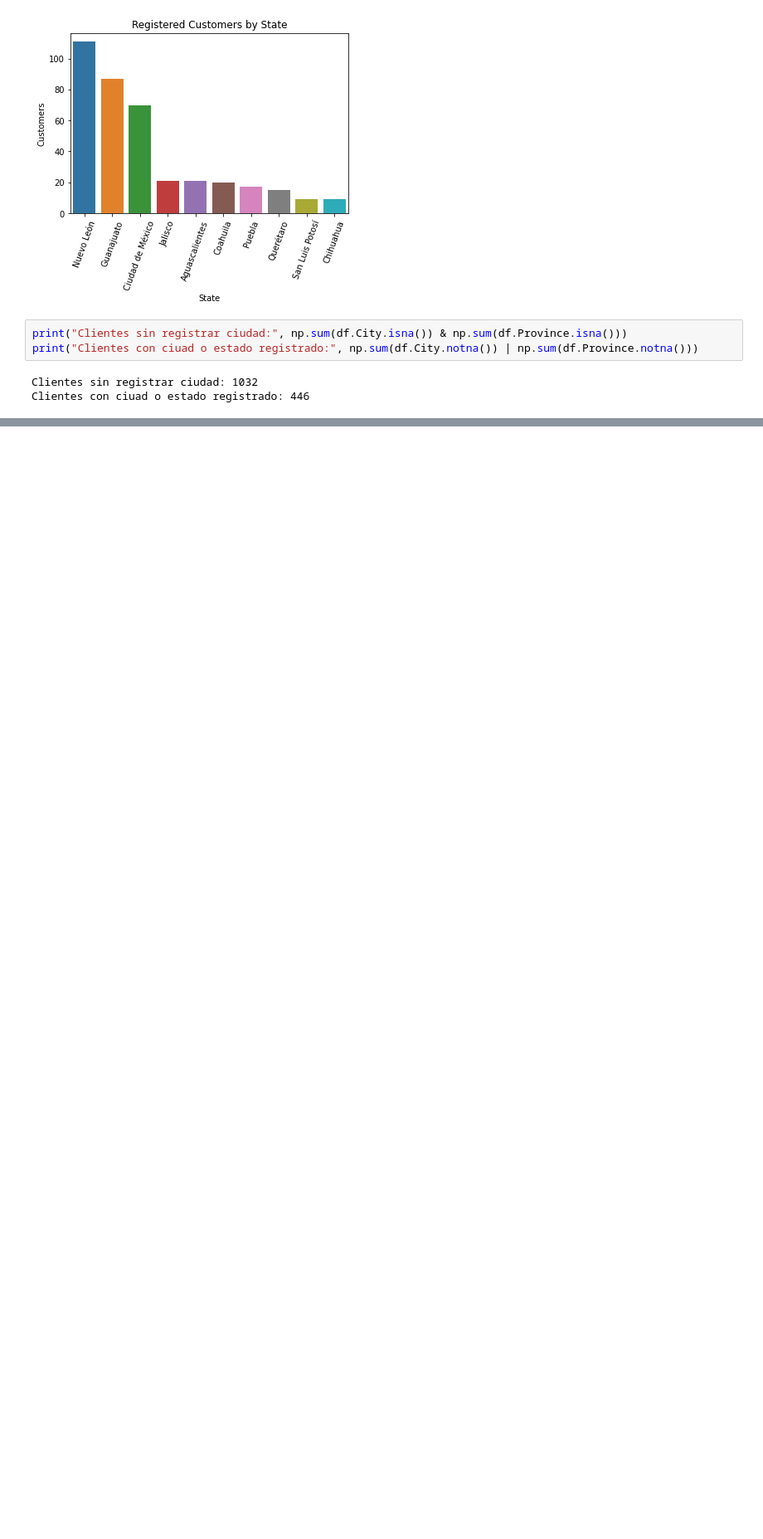
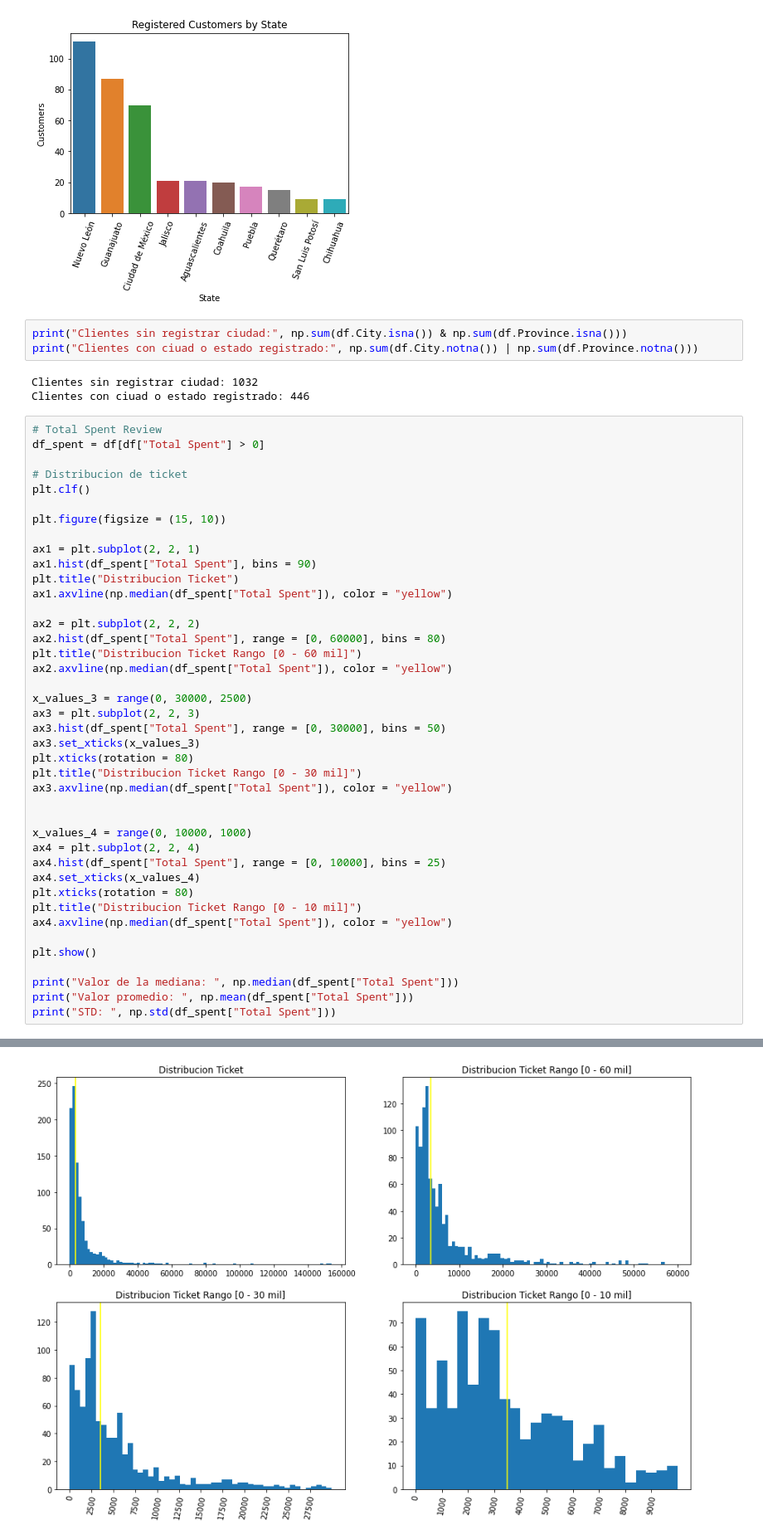
Before and after one commit to juanm05/Entos-MX--2-, a Jupyter notebook: main.ipynb, the cells around one changed output, grey strips where cells are left out. Shown: that part at 83% size. Cells and saved outputs as stored; diff of their text form; blank space fills up the shorter version.

```diff
--- a/main.ipynb
+++ b/main.ipynb
@@ -258,3 +258,45 @@ print("Clientes con ciuad o estado registrado:", np.sum(df.City.notna()) | np.su
 # %% [output]
 Clientes sin registrar ciudad: 1032
 Clientes con ciuad o estado registrado: 446
+# %%
+# Total Spent Review
+df_spent = df[df["Total Spent"] > 0]
+
+# Distribucion de ticket
+plt.clf()
+
+plt.figure(figsize = (15, 10))
+
+ax1 = plt.subplot(2, 2, 1)
+ax1.hist(df_spent["Total Spent"], bins = 90)
+plt.title("Distribucion Ticket")
+ax1.axvline(np.median(df_spent["Total Spent"]), color = "yellow")
+
+ax2 = plt.subplot(2, 2, 2)
+ax2.hist(df_spent["Total Spent"], range = [0, 60000], bins = 80)
+plt.title("Distribucion Ticket Rango [0 - 60 mil]")
+ax2.axvline(np.median(df_spent["Total Spent"]), color = "yellow")
+
+x_values_3 = range(0, 30000, 2500)
+ax3 = plt.subplot(2, 2, 3)
+ax3.hist(df_spent["Total Spent"], range = [0, 30000], bins = 50)
+ax3.set_xticks(x_values_3)
+plt.xticks(rotation = 80)
+plt.title("Distribucion Ticket Rango [0 - 30 mil]")
+ax3.axvline(np.median(df_spent["Total Spent"]), color = "yellow")
+
+
+x_values_4 = range(0, 10000, 1000)
+ax4 = plt.subplot(2, 2, 4)
+ax4.hist(df_spent["Total Spent"], range = [0, 10000], bins = 25)
+ax4.set_xticks(x_values_4)
+plt.xticks(rotation = 80)
+plt.title("Distribucion Ticket Rango [0 - 10 mil]")
+ax4.axvline(np.median(df_spent["Total Spent"]), color = "yellow")
+
+plt.show()
+
+print("Valor de la mediana: ", np.median(df_spent["Total Spent"]))
+print("Valor promedio: ", np.mean(df_spent["Total Spent"]))
+print("STD: ", np.std(df_spent["Total Spent"]))
+# %% [output]
@@ -260,0 +304 @@ Clientes con ciuad o estado registrado: 446
+[figure, added]
```
Also changed, not shown: parts of 2 cells of this notebook.
